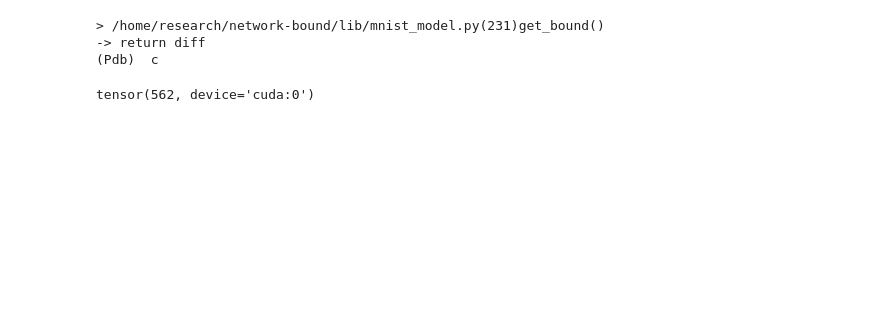
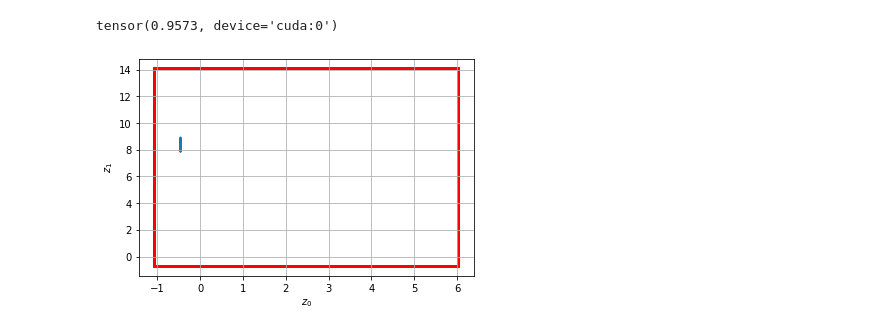
Before and after one commit to chawins/network-bound, a Jupyter notebook: test_mnist.ipynb, the cells around one changed output. Drawn from its saved outputs; the diff is of its cells as text; code cells hidden in the pictures; blank space fills up the shorter version.

Commit message:
figures

```diff
--- a/test_mnist.ipynb
+++ b/test_mnist.ipynb
@@ -68,19 +71,62 @@ IBPMedium(
+# %%
+params = {'p': 2,
+          'epsilon': eps,
+          'input_bound': (0, 1)}
+
+with torch.no_grad():
+    out = net(x_test.cuda(), params)
+    diff = net.get_bound(x_test.cuda(), y_test.cuda(), params)
+# %%
+(diff >= 0).float().mean()
+# %% [output]
+tensor(0.9573, device='cuda:0')
+# %%
+num = 50000
+idx = 0
+
+# l2
+v = torch.normal(0., 1., size=(num, 784))
+v = F.normalize(v, p=2, dim=1)
+r = torch.rand((num, 784)) ** (1 / 784)
+# r = 1
+x = (eps * r * v).view(num, 1, 28, 28) + x_test[idx]
+
+with torch.no_grad():
+    sample_out = net(x.cuda())
+# %%
+z_ub = out[1].cpu().numpy()
+z_lb = out[2].cpu().numpy()
+z = sample_out[0].cpu().numpy()
+# %%
+from matplotlib.collections import PatchCollection
+from matplotlib.patches import Rectangle
+
+axis1 = 0
+axis2 = 7
+
+fig, ax = plt.subplots(1)
+rc = Rectangle((z_lb[idx, axis1], z_lb[idx, axis2]),
+               z_ub[idx, axis1] - z_lb[idx, axis1],
+               z_ub[idx, axis2] - z_lb[idx, axis2],
+               fill=False, color='r', lw=3)
+ax.add_patch(rc)
+plt.scatter(z[:, axis1], z[:, axis2], s=1)
+plt.grid(True)
+plt.xlabel(r'$z_0$')
+plt.ylabel(r'$z_1$')
+plt.savefig('ibp_l2_2_2.png', dpi=300, bbox_inches='tight')
+fig.show()
+# %% [output]
+[figure, added]
 # %%
 def get_input_bound(x, eps):
     x_ub = torch.clamp(x + eps, 0, 1)
     x_lb = torch.clamp(x - eps, 0, 1)
     return x, x_ub, x_lb
 # %%
-eps = 0.1
+eps = 0.2
 x_tuple = get_input_bound(x_test.to(device), eps)
 
 with torch.no_grad():
-    out = net.get_bound(x_tuple, y_test.to(device))
+    out = net(x_tuple)
+    diff = net.get_bound(x_tuple, y_test.to(device))
-# %% [output]
-> /home/research/network-bound/lib/mnist_model.py(231)get_bound()
--> return diff
-(Pdb)  c
-# %%
-(out < 0).sum()
-# %% [output]
-tensor(562, device='cuda:0')
```
Also changed, not shown: parts of 22 cells of this notebook, 9 other files.
